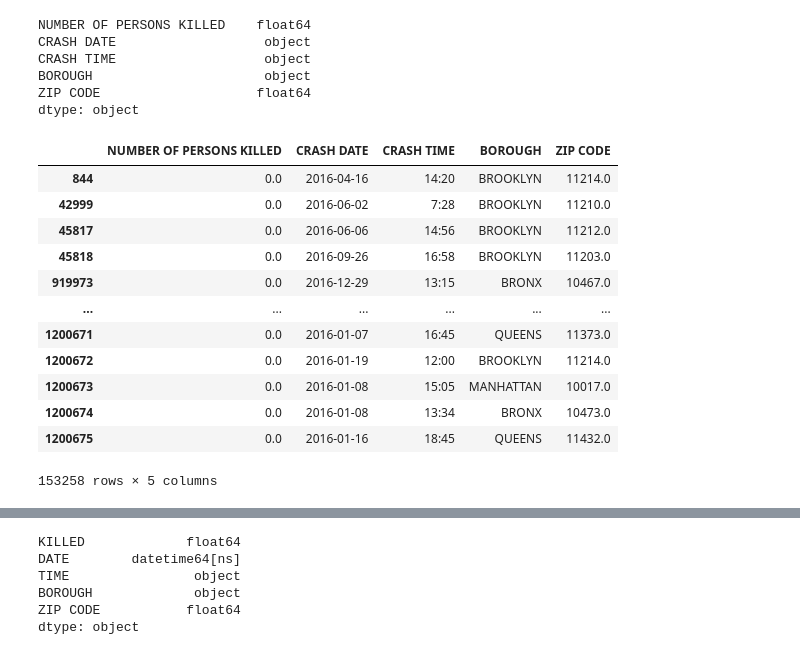
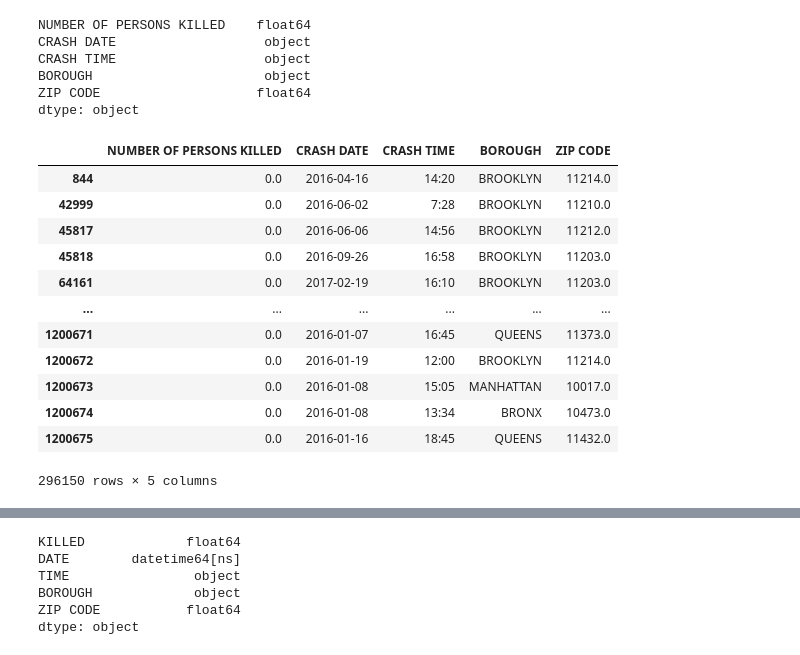
Before and after one commit to danioc94/NYC_Vehicle_Collision_Prediction, a Jupyter notebook: NYC MLM-Fatalities.ipynb, the cells around one changed output, grey strips where cells are left out. Saved outputs shown, nothing was run; the diff lists cells and outputs as text; code cells hidden in the pictures.

```diff
--- a/NYC MLM-Fatalities.ipynb
+++ b/NYC MLM-Fatalities.ipynb
@@ -178,20 +178,20 @@ dtype: object
 # %%
 fatalities_df['CRASH DATE']= pd.to_datetime(fatalities_df['CRASH DATE'])
 # %%
-year2016_df = fatalities_df.loc[fatalities_df['CRASH DATE'].dt.year == 2016]
-year2016_df
+year2016_2017_df = fatalities_df.loc[(fatalities_df['CRASH DATE'].dt.year == 2016) | (fatalities_df['CRASH DATE'].dt.year == 2017)]
+year2016_2017_df
 # %% [output]
 |  | NUMBER OF PERSONS KILLED | CRASH DATE | CRASH TIME | BOROUGH | ZIP CODE |
 | 844 | 0.0 | 2016-04-16 | 14:20 | BROOKLYN | 11214.0 |
 | 42999 | 0.0 | 2016-06-02 | 7:28 | BROOKLYN | 11210.0 |
 | 45817 | 0.0 | 2016-06-06 | 14:56 | BROOKLYN | 11212.0 |
 | 45818 | 0.0 | 2016-09-26 | 16:58 | BROOKLYN | 11203.0 |
-| 919973 | 0.0 | 2016-12-29 | 13:15 | BRONX | 10467.0 |
+| 64161 | 0.0 | 2017-02-19 | 16:10 | BROOKLYN | 11203.0 |
 | ... | ... | ... | ... | ... | ... |
 | 1200671 | 0.0 | 2016-01-07 | 16:45 | QUEENS | 11373.0 |
 | 1200672 | 0.0 | 2016-01-19 | 12:00 | BROOKLYN | 11214.0 |
 | 1200673 | 0.0 | 2016-01-08 | 15:05 | MANHATTAN | 10017.0 |
 | 1200674 | 0.0 | 2016-01-08 | 13:34 | BRONX | 10473.0 |
 | 1200675 | 0.0 | 2016-01-16 | 18:45 | QUEENS | 11432.0 |
-153258 rows × 5 columns
+296150 rows × 5 columns
 # %%
```
Also changed, not shown: parts of 45 cells of this notebook, 2 other files.
